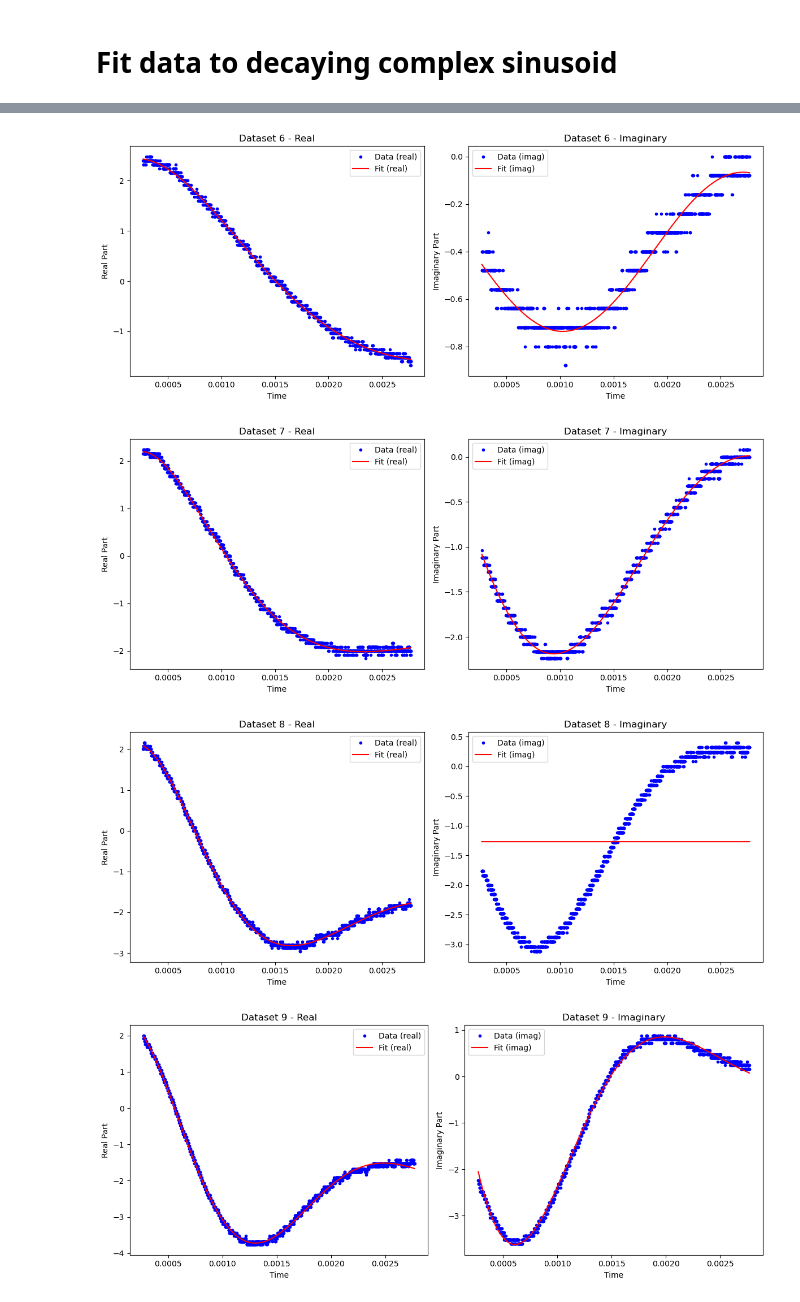
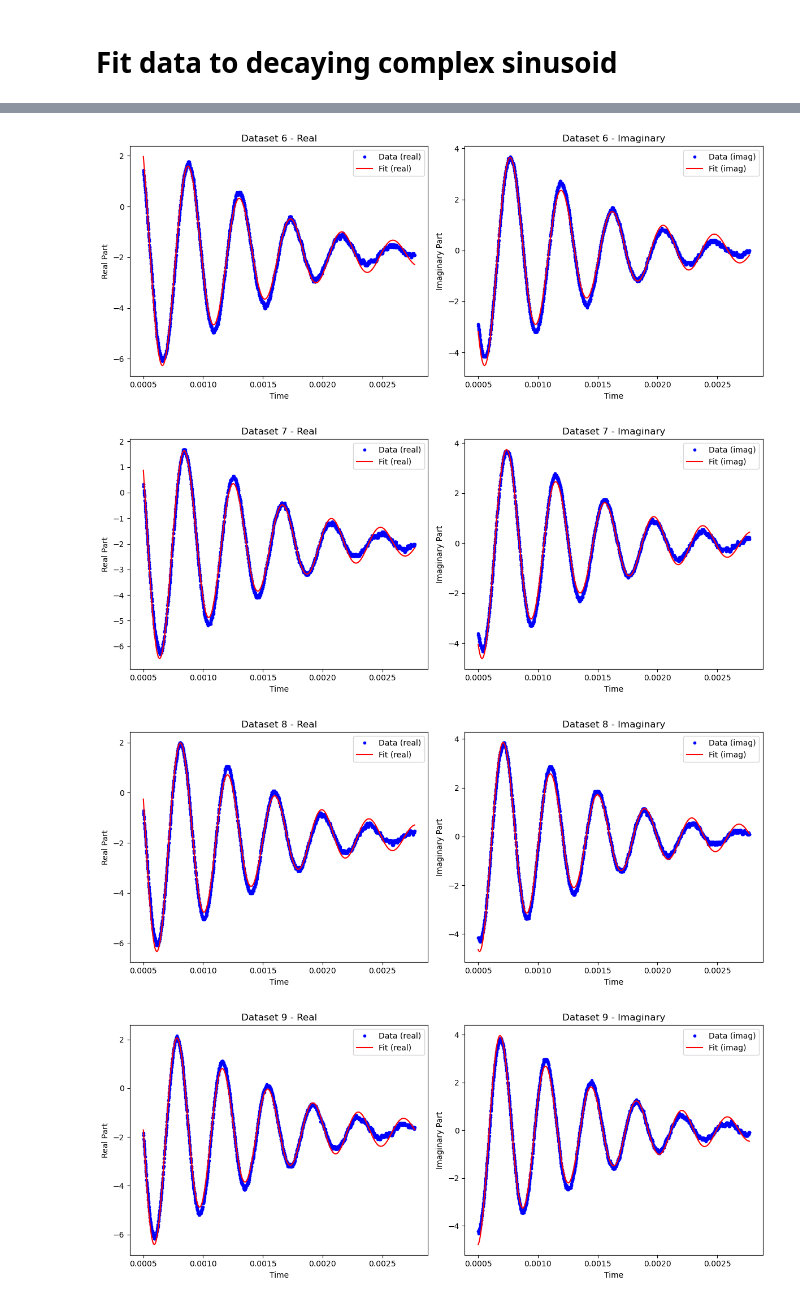
Before and after one commit to noah-silverberg/382L-pNMR, a Jupyter notebook: larmor.ipynb, the cells around one changed output, grey strips where cells are left out. Cells and saved outputs as stored; diff of their text form; code cells hidden in the pictures.

Commit message:
Updated larmor frequency calculation

```diff
--- a/larmor.ipynb
+++ b/larmor.ipynb
@@ -2,20 +2,16 @@
 # Inputs
 # %%
 file_names = [
-    'Larmor Data/0040hz.csv',
-    'Larmor Data/0140hz.csv',
-    'Larmor Data/0240hz.csv',
-    'Larmor Data/0340hz.csv',
-    'Larmor Data/0440hz.csv',
-    'Larmor Data/0540hz.csv',
-    'Larmor Data/0640hz.csv',
-    'Larmor Data/0740hz.csv',
-    'Larmor Data/0840hz.csv',
-    'Larmor Data/0940hz.csv',
-    # 'Larmor Data/1040hz.csv',
-    # 'Larmor Data/1140hz.csv',
-    # 'Larmor Data/1240hz.csv',
-    # 'Larmor Data/1340hz.csv',
+    'Larmor Data/2040 Hz.csv',
+    'Larmor Data/2140 Hz.csv',
+    'Larmor Data/2240 Hz.csv',
+    'Larmor Data/2340 Hz.csv',
+    'Larmor Data/2440 Hz.csv',
+    'Larmor Data/2540 Hz.csv',
+    'Larmor Data/2640 Hz.csv',
+    'Larmor Data/2740 Hz.csv',
+    'Larmor Data/2840 Hz.csv',
+    'Larmor Data/2940 Hz.csv',
 ]
 # %% [markdown]
 # Import packages
@@ -34,11 +30,14 @@ from scipy.optimize import curve_fit
 data = []
 freqs = []
 for file_name in file_names:
-    freq = int(file_name.split('/')[-1].split('hz')[0]) + 6_470_000
+    freq = int(file_name.split('/')[-1].split(' Hz')[0]) + 6_470_000
     df = pd.read_csv(file_name, header=None, names=['t', 'CH1', 'CH2'])
     df = df.dropna()
     data.append(df)
     freqs.append(freq)
+
+for i in range(len(data)):
+    data[i] = data[i].loc[data[i]['t'] > 0.0005]
 # %%
 # # Plot the data
 # fig, axs = plt.subplots(2, 1, figsize=(10, 10))
@@ -70,7 +69,7 @@ for idx, (df, freq) in enumerate(zip(data, freqs)):
     imag_signal = df['CH2'].values
 
     # initial guess: A, T2star, gamma, delta, C
-    p0 = [1.0, np.median(t),  6_470_400 - freq, 0.0, 0.0]
+    p0 = [1.0, 0.00095,  6_470_100 - freq, 0.0, 0.0]
     popt_real, _ = curve_fit(model_cos, t, real_signal, p0=p0)
     popt_imag, _ = curve_fit(model_cos, t, imag_signal, p0=p0)
 
@@ -136,4 +135,4 @@ for idx, (t, real_signal, imag_signal, popt_real, popt_imag, freq) in enumerate(
-[figure, old version]
+[figure, new version]
-[figure, old version]
+[figure, new version]
-[figure, old version]
+[figure, new version]
-[figure, old version]
+[figure, new version]
```
Also changed, not shown: parts of 3 cells of this notebook, 1 other file.
